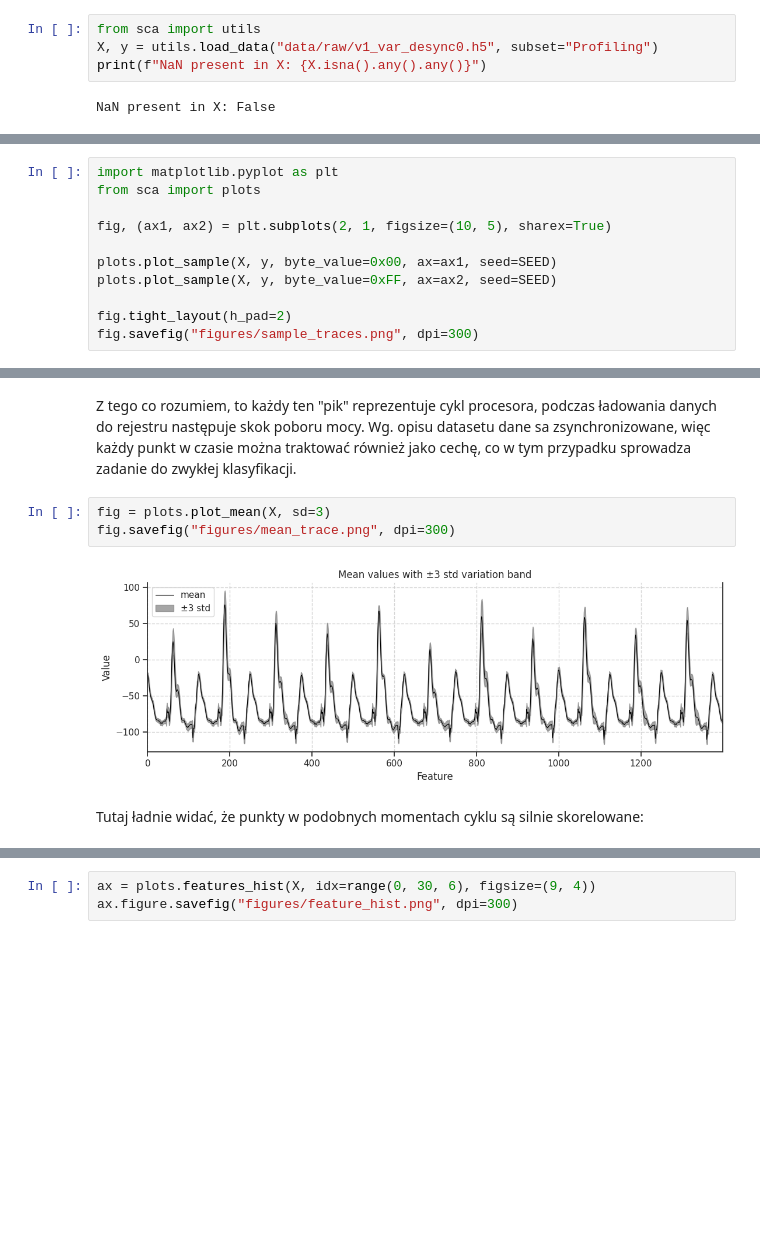
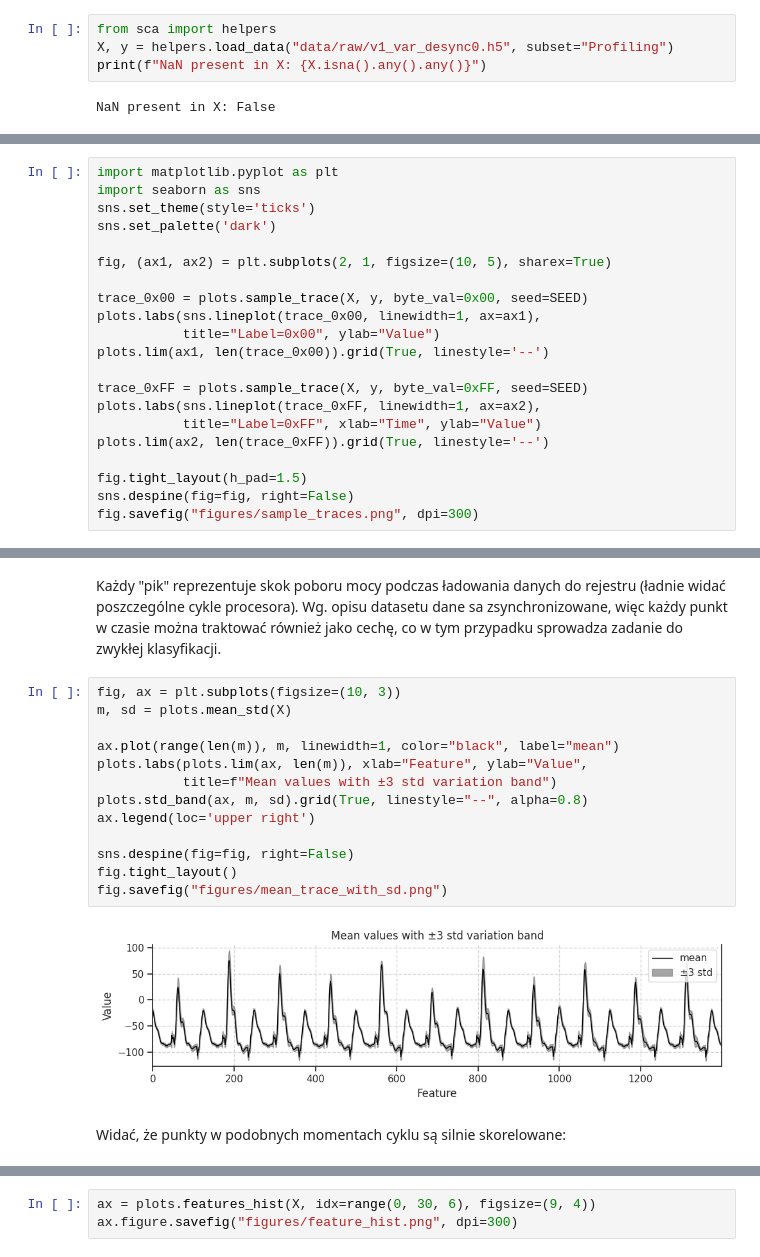
Before and after one commit to pzarczynski/SCA, a Jupyter notebook: notebooks/01_initial_eda.ipynb, the cells around one changed output, grey strips where cells are left out. Drawn from its saved outputs; the diff is of its cells as text; blank space fills up the shorter version.

```diff
--- a/notebooks/01_initial_eda.ipynb
+++ b/notebooks/01_initial_eda.ipynb
@@ -13,6 +10,6 @@ The autoreload extension is already loaded. To reload it, use:
 # %%
-from sca import utils
-X, y = utils.load_data("data/raw/v1_var_desync0.h5", subset="Profiling")
+from sca import helpers
+X, y = helpers.load_data("data/raw/v1_var_desync0.h5", subset="Profiling")
 print(f"NaN present in X: {X.isna().any().any()}")
 # %% [output]
 NaN present in X: False
@@ -23,12 +20,22 @@ Każda próbka w śladzie reprezentuje amplitudę pola elektromagnetycznego zmie
 # %%
 import matplotlib.pyplot as plt
-from sca import plots
+import seaborn as sns
+sns.set_theme(style='ticks')
+sns.set_palette('dark')
 
 fig, (ax1, ax2) = plt.subplots(2, 1, figsize=(10, 5), sharex=True)
 
-plots.plot_sample(X, y, byte_value=0x00, ax=ax1, seed=SEED)
-plots.plot_sample(X, y, byte_value=0xFF, ax=ax2, seed=SEED)
+trace_0x00 = plots.sample_trace(X, y, byte_val=0x00, seed=SEED)
+plots.labs(sns.lineplot(trace_0x00, linewidth=1, ax=ax1),
+           title="Label=0x00", ylab="Value")
+plots.lim(ax1, len(trace_0x00)).grid(True, linestyle='--')
 
-fig.tight_layout(h_pad=2)
+trace_0xFF = plots.sample_trace(X, y, byte_val=0xFF, seed=SEED)
+plots.labs(sns.lineplot(trace_0xFF, linewidth=1, ax=ax2),
+           title="Label=0xFF", xlab="Time", ylab="Value")
+plots.lim(ax2, len(trace_0xFF)).grid(True, linestyle='--')
+
+fig.tight_layout(h_pad=1.5)
+sns.despine(fig=fig, right=False)
 fig.savefig("figures/sample_traces.png", dpi=300)
 # %% [output]
@@ -36,10 +43,20 @@ fig.savefig("figures/sample_traces.png", dpi=300)
 # %% [markdown]
-Z tego co rozumiem, to każdy ten "pik" reprezentuje cykl procesora, podczas ładowania danych do rejestru następuje skok poboru mocy. Wg. opisu datasetu dane sa zsynchronizowane, więc każdy punkt w czasie można traktować również jako cechę, co w tym przypadku sprowadza zadanie do zwykłej klasyfikacji.
+Każdy "pik" reprezentuje skok poboru mocy podczas ładowania danych do rejestru (ładnie widać poszczególne cykle procesora). Wg. opisu datasetu dane sa zsynchronizowane, więc każdy punkt w czasie można traktować również jako cechę, co w tym przypadku sprowadza zadanie do zwykłej klasyfikacji.
 # %%
-fig = plots.plot_mean(X, sd=3)
-fig.savefig("figures/mean_trace.png", dpi=300)
+fig, ax = plt.subplots(figsize=(10, 3))
+m, sd = plots.mean_std(X)
+
+ax.plot(range(len(m)), m, linewidth=1, color="black", label="mean")
+plots.labs(plots.lim(ax, len(m)), xlab="Feature", ylab="Value",
+           title=f"Mean values with ±3 std variation band")
+plots.std_band(ax, m, sd).grid(True, linestyle="--", alpha=0.8)
+ax.legend(loc='upper right')
+
+sns.despine(fig=fig, right=False)
+fig.tight_layout()
+fig.savefig("figures/mean_trace_with_sd.png")
 # %% [output]
-[figure, old version]
+[figure, new version]
 # %% [markdown]
-Tutaj ładnie widać, że punkty w podobnych momentach cyklu są silnie skorelowane:
+Widać, że punkty w podobnych momentach cyklu są silnie skorelowane:
 # %%
```
Also changed, not shown: parts of 5 cells of this notebook, 29 other files.
